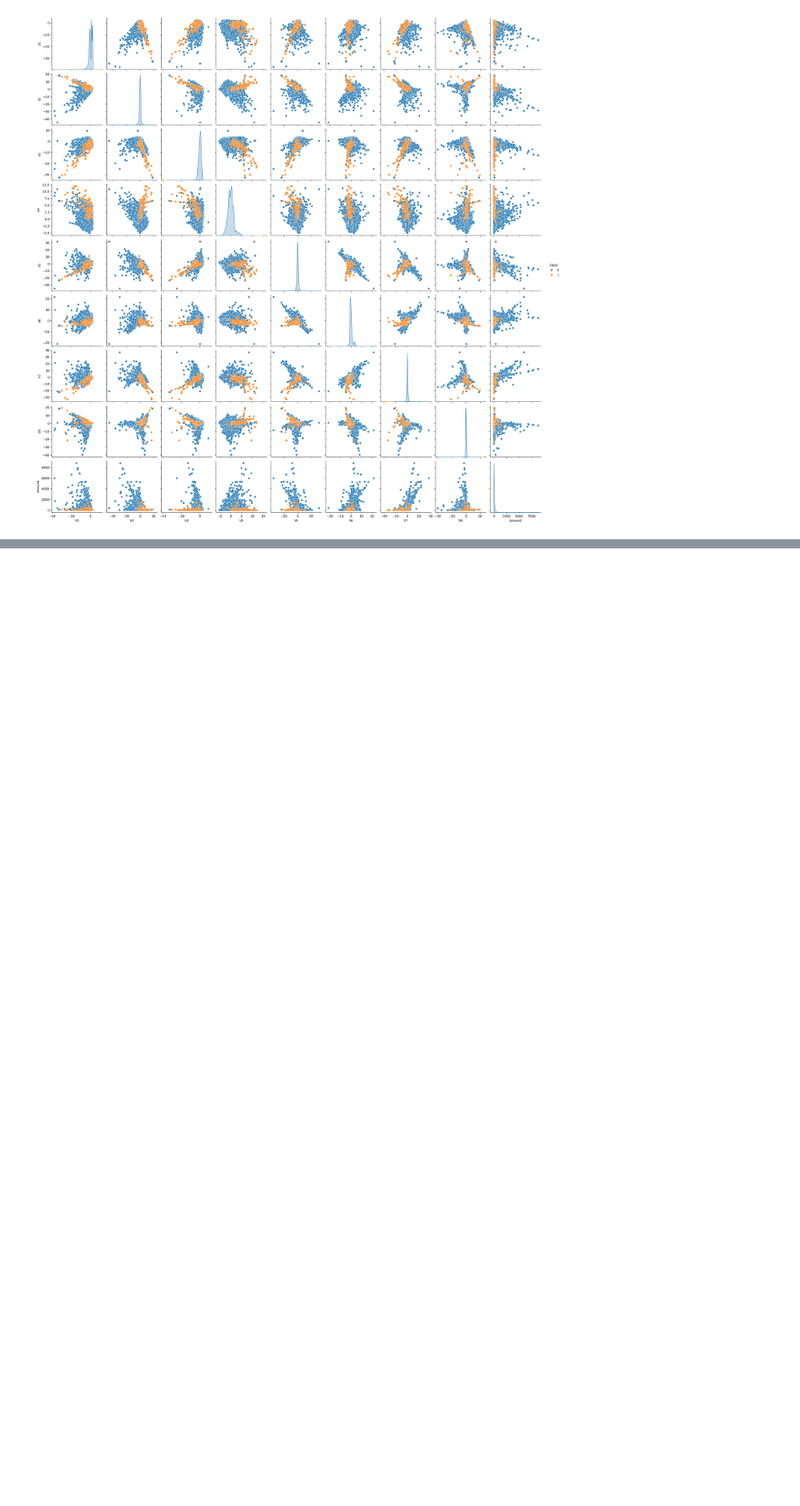
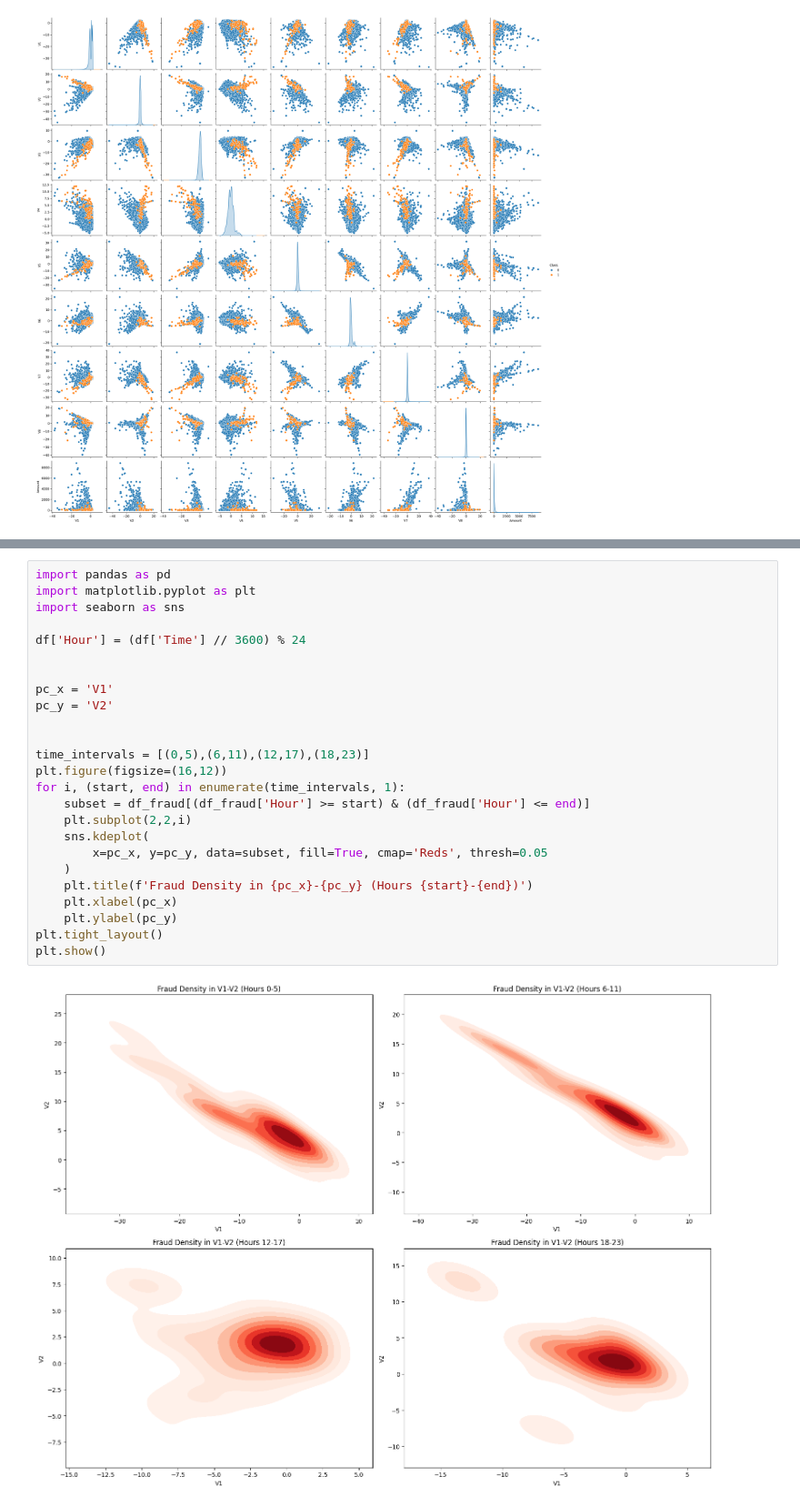
Before and after one commit to had499/credit-card-fraud-sandbox, a Jupyter notebook: services/training/notebooks/01-eda.ipynb, the cells around one changed output, grey strips where cells are left out. Shown at 91% size. Drawn from its saved outputs; the diff is of its cells as text; blank space fills up the shorter version.

```diff
--- a/services/training/notebooks/01-eda.ipynb
+++ b/services/training/notebooks/01-eda.ipynb
@@ -115,0 +164,27 @@ joblib.dump(cov1,'services/kafka-producer/distributions/cov1.joblib')
+# %%
+import pandas as pd
+import matplotlib.pyplot as plt
+import seaborn as sns
+
+df['Hour'] = (df['Time'] // 3600) % 24
+
+
+pc_x = 'V1'
+pc_y = 'V2'
+
+
+time_intervals = [(0,5),(6,11),(12,17),(18,23)]
+plt.figure(figsize=(16,12))
+for i, (start, end) in enumerate(time_intervals, 1):
+    subset = df_fraud[(df_fraud['Hour'] >= start) & (df_fraud['Hour'] <= end)]
+    plt.subplot(2,2,i)
+    sns.kdeplot(
+        x=pc_x, y=pc_y, data=subset, fill=True, cmap='Reds', thresh=0.05
+    )
+    plt.title(f'Fraud Density in {pc_x}-{pc_y} (Hours {start}-{end})')
+    plt.xlabel(pc_x)
+    plt.ylabel(pc_y)
+plt.tight_layout()
+plt.show()
+# %% [output]
+[figure, added]
```
Also changed, not shown: parts of 8 cells of this notebook, 6 other files.
